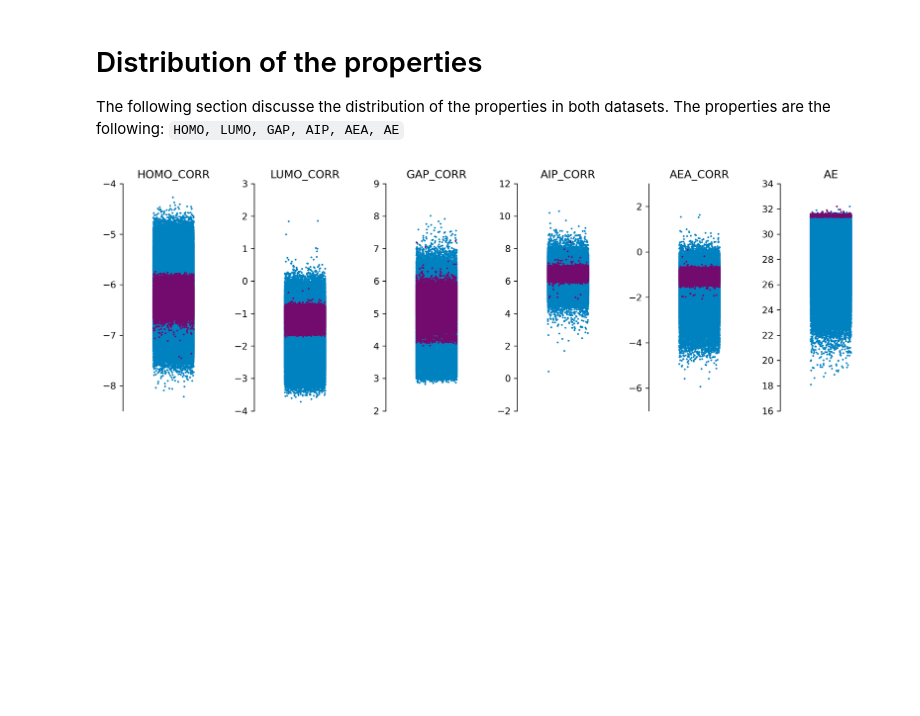
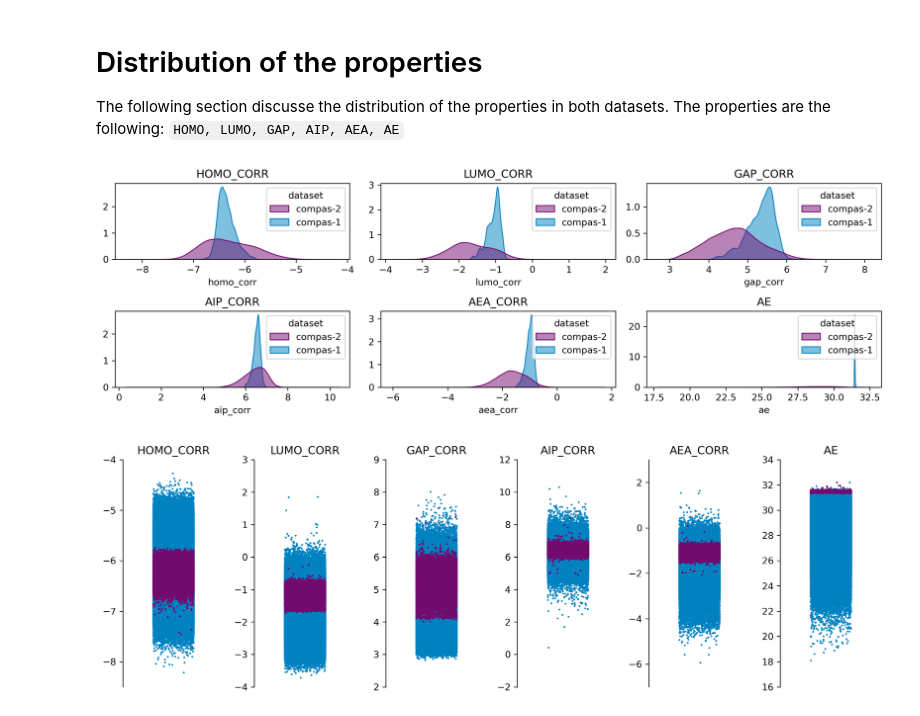
Before and after one commit to e-mayo/compas-analyisis, a Jupyter notebook: notebooks/compas1_vs_compas2.ipynb, the cells around one changed output. Drawn from its saved outputs; the diff is of its cells as text; code cells hidden in the pictures; blank space fills up the shorter version.

Commit message:
update add kdeplot

```diff
--- a/notebooks/compas1_vs_compas2.ipynb
+++ b/notebooks/compas1_vs_compas2.ipynb
@@ -79,6 +79,25 @@ plt.tight_layout()
 # Distribution of the properties
 
 The following section discusse the distribution of the properties in both datasets. The properties are the following: `HOMO, LUMO, GAP, AIP, AEA, AE`
+# %%
+n_rows = 2
+n_cols = int(np.ceil(len(props) / n_rows))
+
+fig, axs = plt.subplots(n_rows,n_cols,figsize=(n_cols*4,n_rows*2), dpi=300)
+# Plot AIPs for COMPAS-1 and COMPAS-2
+for prop, ax in zip(props_corr, axs.flatten()):
+    sns.kdeplot(data=df,
+            x=prop,
+            hue='dataset',
+            fill=True, ax=ax,
+            common_norm=False,
+            alpha=0.5,palette=['#730B6E','#0082C1'],
+            linewidth=1)
+    ax.set_title(prop.upper())
+    ax.set_ylabel('')
+plt.tight_layout()
+# %% [output]
+[figure, added]
 # %%
 n_rows = 1
 n_cols = int(np.ceil(len(props) / n_rows))
```
